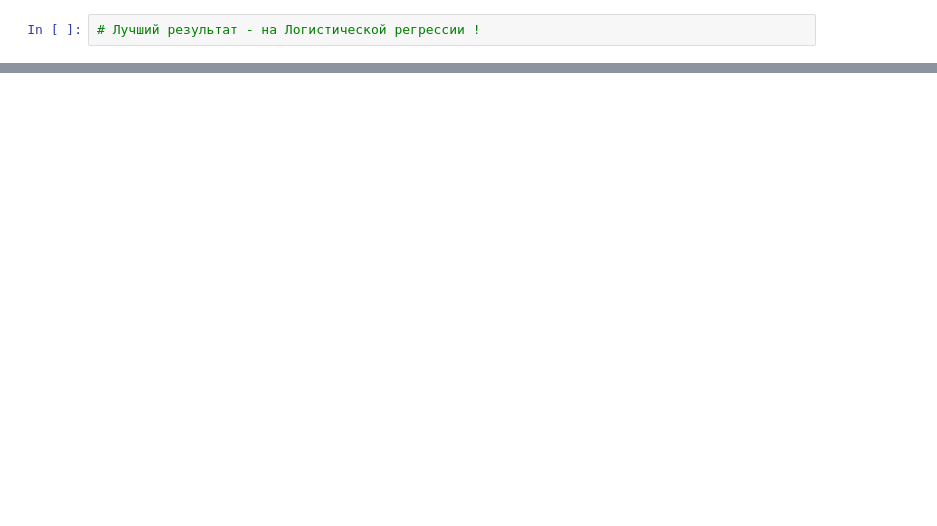
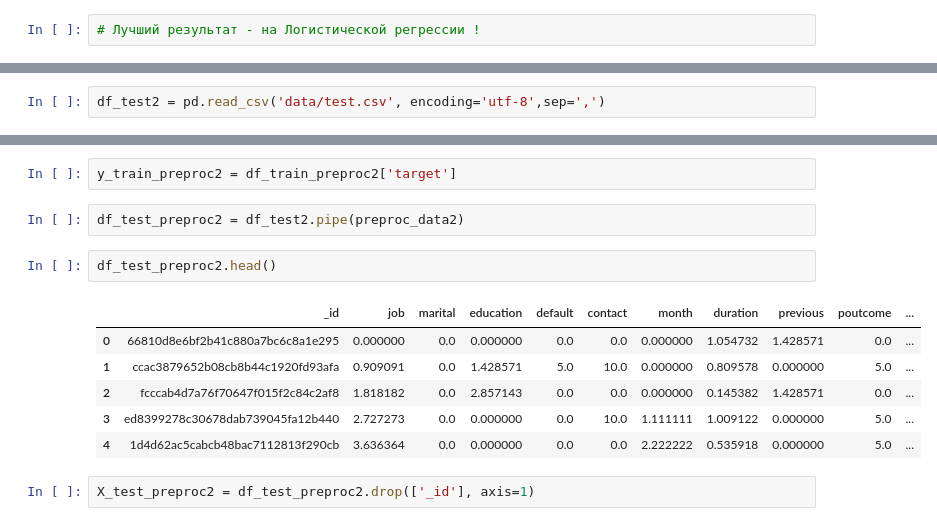
Before and after one commit to do-al/sfml, a Jupyter notebook: hw_03/hw3_task.ipynb, the cells around one changed output, grey strips where cells are left out. Saved outputs shown, nothing was run; the diff lists cells and outputs as text; blank space fills up the shorter version.

```diff
--- a/hw_03/hw3_task.ipynb
+++ b/hw_03/hw3_task.ipynb
@@ -612,0 +619,2 @@ print('Логистическая регрессия: ', scoresLR.mean())
+# %%
+df_test2 = pd.read_csv('data/test.csv', encoding='utf-8',sep=',')
@@ -612,0 +693,15 @@ print('Логистическая регрессия: ', scoresLR.mean())
+# %%
+y_train_preproc2 = df_train_preproc2['target']
+# %%
+df_test_preproc2 = df_test2.pipe(preproc_data2)
+# %%
+df_test_preproc2.head()
+# %% [output]
+|  | _id | job | marital | education | default | contact | month | duration | previous | poutcome | ... |
+| 0 | 66810d8e6bf2b41c880a7bc6c8a1e295 | 0.000000 | 0.0 | 0.000000 | 0.0 | 0.0 | 0.000000 | 1.054732 | 1.428571 | 0.0 | ... |
+| 1 | ccac3879652b08cb8b44c1920fd93afa | 0.909091 | 0.0 | 1.428571 | 5.0 | 10.0 | 0.000000 | 0.809578 | 0.000000 | 5.0 | ... |
+| 2 | fcccab4d7a76f70647f015f2c84c2af8 | 1.818182 | 0.0 | 2.857143 | 0.0 | 0.0 | 0.000000 | 0.145382 | 1.428571 | 0.0 | ... |
+| 3 | ed8399278c30678dab739045fa12b440 | 2.727273 | 0.0 | 0.000000 | 0.0 | 10.0 | 1.111111 | 1.009122 | 0.000000 | 5.0 | ... |
+| 4 | 1d4d62ac5cabcb48bac7112813f290cb | 3.636364 | 0.0 | 0.000000 | 0.0 | 0.0 | 2.222222 | 0.535918 | 0.000000 | 5.0 | ... |
+# %%
+X_test_preproc2 = df_test_preproc2.drop(['_id'], axis=1)
```
Also changed, not shown: parts of 42 cells of this notebook.
